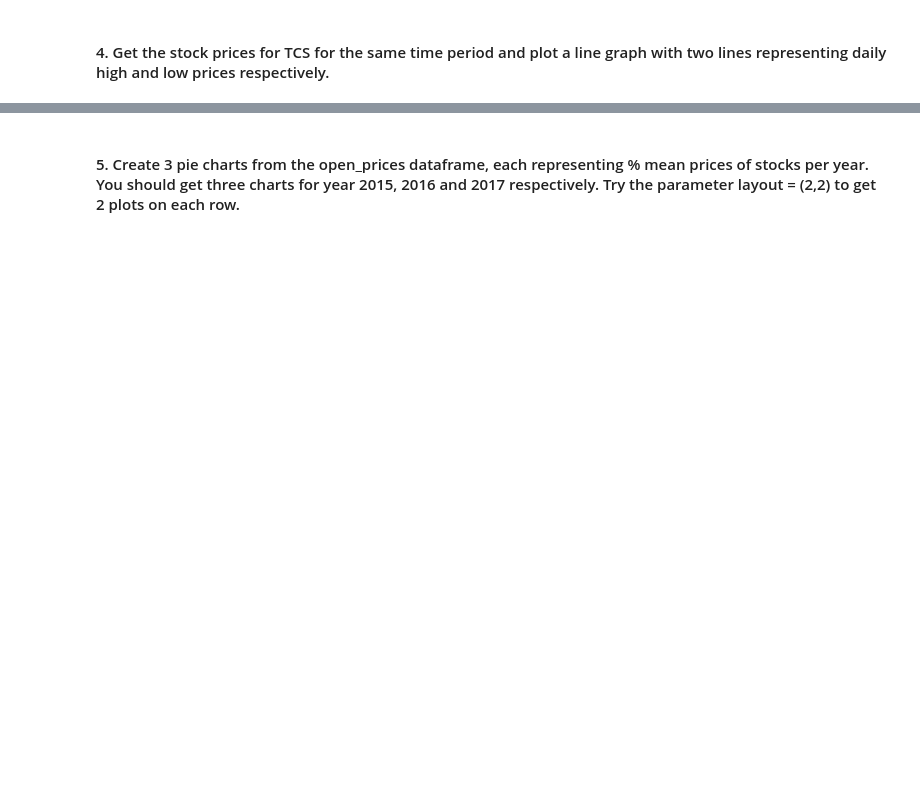
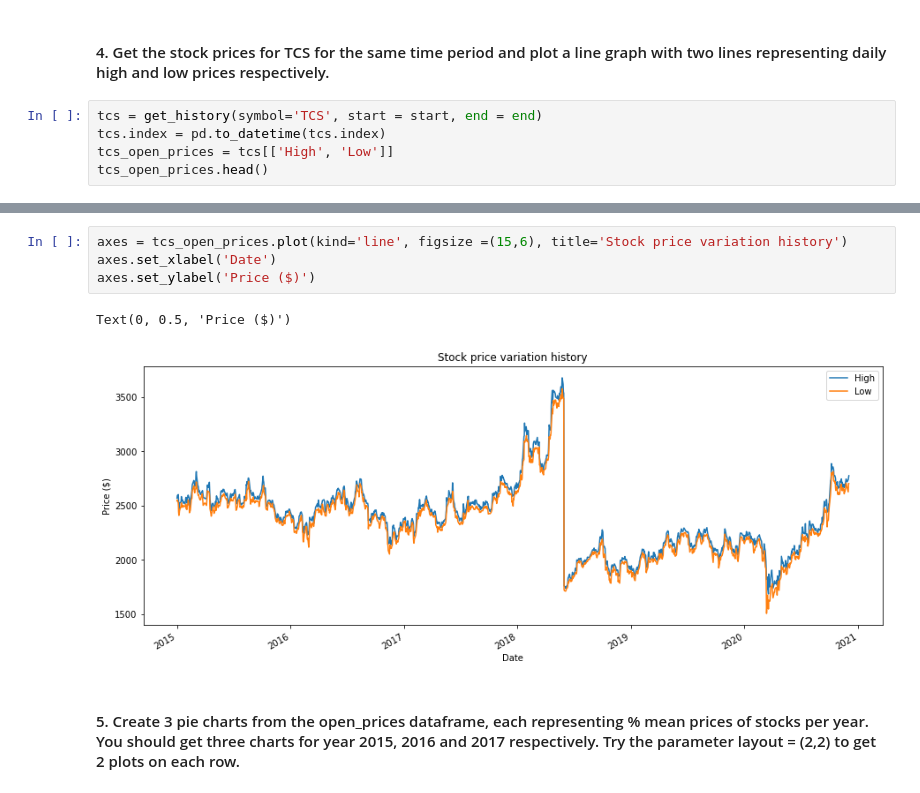
Before and after one commit to claustres/ml-mooc, a Jupyter notebook: Machine Learning/chapter9/DA-Python-week7-Data-Visualization-assignment.ipynb, the cells around one changed output, grey strips where cells are left out. Drawn from its saved outputs; the diff is of its cells as text; blank space fills up the shorter version.

```diff
--- a/Machine Learning/chapter9/DA-Python-week7-Data-Visualization-assignment.ipynb
+++ b/Machine Learning/chapter9/DA-Python-week7-Data-Visualization-assignment.ipynb
@@ -59,2 +93,7 @@ open_prices.head()
 # %% [markdown]
 #### 4. Get the stock prices for TCS for the same time period and plot a line graph with two lines representing daily high and low prices respectively.
+# %%
+tcs = get_history(symbol='TCS', start = start, end = end)
+tcs.index = pd.to_datetime(tcs.index)
+tcs_open_prices = tcs[['High', 'Low']]
+tcs_open_prices.head()
@@ -61,2 +108,9 @@ open_prices.head()
+# %%
+axes = tcs_open_prices.plot(kind='line', figsize =(15,6), title='Stock price variation history')
+axes.set_xlabel('Date')
+axes.set_ylabel('Price ($)')
+# %% [output]
+Text(0, 0.5, 'Price ($)')
+[figure, added]
 # %% [markdown]
 #### 5. Create 3 pie charts from the open_prices dataframe, each representing % mean prices of stocks per year. You should get three charts for year 2015, 2016 and 2017 respectively. Try the parameter layout = (2,2) to get 2 plots on each row.
```
Also changed, not shown: parts of 6 cells of this notebook.
